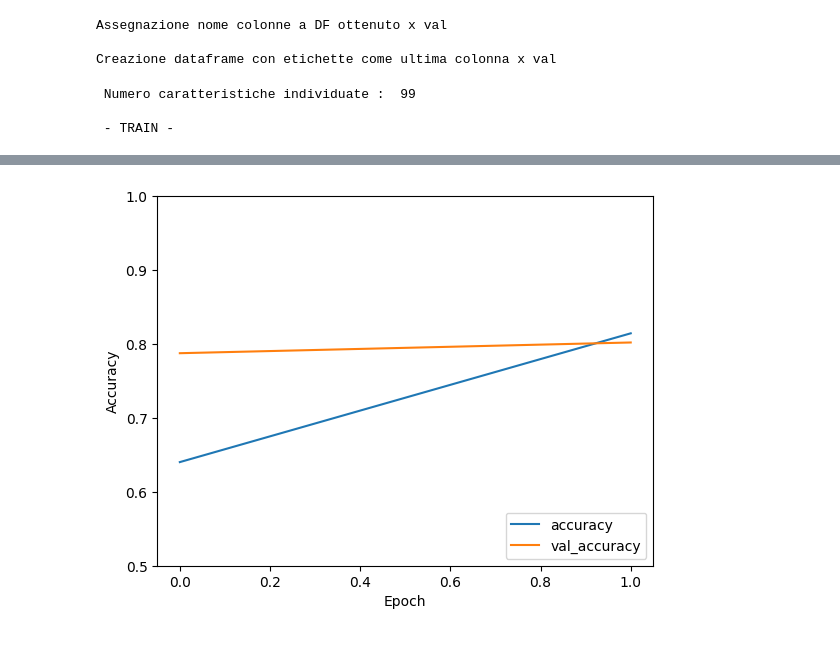
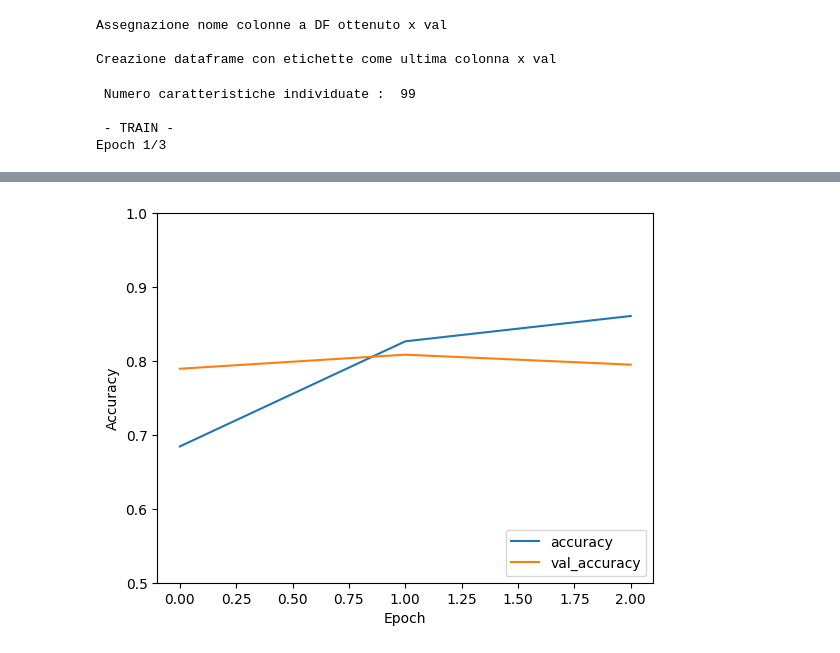
Before and after one commit to Domendomen99/csl_prj, a Jupyter notebook: CNN_PCA+.ipynb, the cells around one changed output, grey strips where cells are left out. Saved outputs shown, nothing was run; the diff lists cells and outputs as text; code cells hidden in the pictures.

```diff
--- a/CNN_PCA+.ipynb
+++ b/CNN_PCA+.ipynb
@@ -108,17 +108,20 @@ df_cifar_test['label'] = y_test
 # Utilizzo di PCA su TRAIN
 
 # n_components è il numero di componenti che vogliamo valutare come obiettivo
-pca_train = PCA(n_components=99)
+pca_train = PCA(0.9)
 
 # Estrazione di tutti i dati tranne ultima colonna che contiene le etichette
 # - principalComponents_cifar è il risultato della riduzione di dimensionalità
 principalComponents_cifar = pca_train.fit_transform(df_cifar.iloc[:,:-1])
 
+print("\n Numero caratteristiche individuate : ",pca_train.n_components_)
+
+
 ################################################################################
 
 # Utilizzo di PCA su TEST
 
-pca_test = PCA(n_components=99)
+pca_test = PCA(pca_train.n_components_)
 
 
 # Estrazione di tutti i dati tranne ultima colonna che contiene le etichette
@@ -129,7 +132,7 @@ principalComponents_cifar_test = pca_test.fit_transform(df_cifar_test.iloc[:,:-1
 
 # Utilizzo di PCA su VAL
 
-pca_val = PCA(n_components=99)
+pca_val = PCA(pca_train.n_components_)
 
 
 # Estrazione di tutti i dati tranne ultima colonna che contiene le etichette
@@ -307,13 +312,14 @@ from tensorflow.keras.optimizers import Adam
 ###############################################################################
 
 # Imposto PCA in modo che mantenga il 90% della varianza originale
-pca = PCA(n_components=99)
+pca = PCA(pca_train.n_components_)
 
 # Adattamento dei dati in modo che mantengano le caratteristiche desiderate
 pca.fit(df_filtrato)
+pca.fit(df_filtrato_test)
 
 # Creazione dell'oggetto PCA con i parametri desiderati
-PCA(copy=True, iterated_power='auto', n_components=99, random_state=None, svd_solver='auto', tol=0.0, whiten=False)
+PCA(copy=True, iterated_power='auto', n_components=pca.n_components_, random_state=None, svd_solver='auto', tol=0.0, whiten=False)
 
 # Stampa dei componenti individuati in fase di riduzione della dimensionalità
 print("\n Numero caratteristiche individuate : ",pca.n_components_)
@@ -334,12 +340,12 @@ y_test = to_categorical(y_test_filtrato,num_classes)
 batch_size = 512 #512 #128
 
 # Epoche su cui basare l'apprendimento
-epochs = 2 #20 #100
+epochs = 3 #20 #100
 
 # Definizione degli strati della rete
 model = Sequential()
 ##  model.add(Dense(2042, activation='relu', input_shape=(2,)))
-model.add(Dense(1024, activation='relu', input_shape=(99,)))
+model.add(Dense(1024, activation='relu', input_shape=(pca.n_components_,)))
 model.add(Dense(512, activation='relu'))
 model.add(Dense(256, activation='relu'))
 model.add(Dense(128, activation='relu'))
@@ -400,3 +406,4 @@ test_loss, test_acc = model.evaluate(test_img_pca,  y_test, verbose=2)
  Numero caratteristiche individuate :  99
 
  - TRAIN -
+Epoch 1/3
@@ -413 +421 @@ Accuratezza: 0.8019999861717224
-[figure, old version]
+[figure, new version]
```
Also changed, not shown: parts of 2 cells of this notebook, 1 other file.
